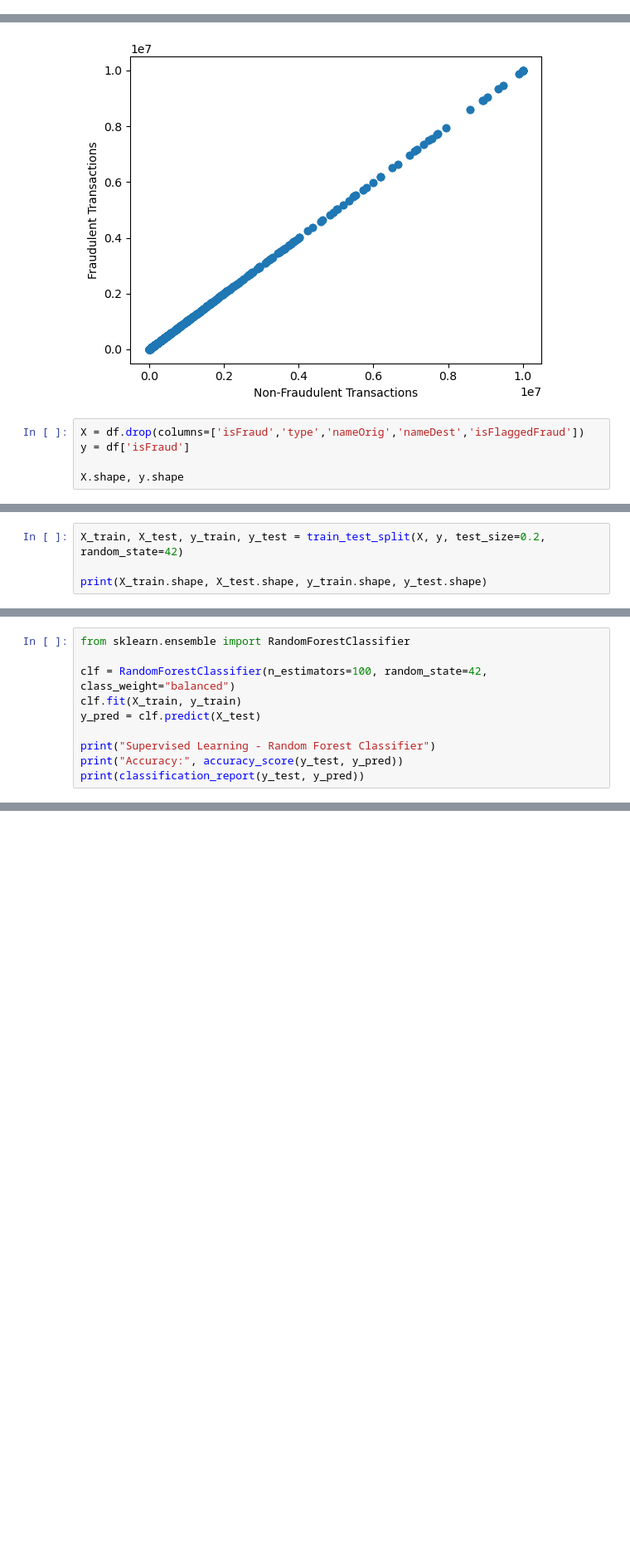
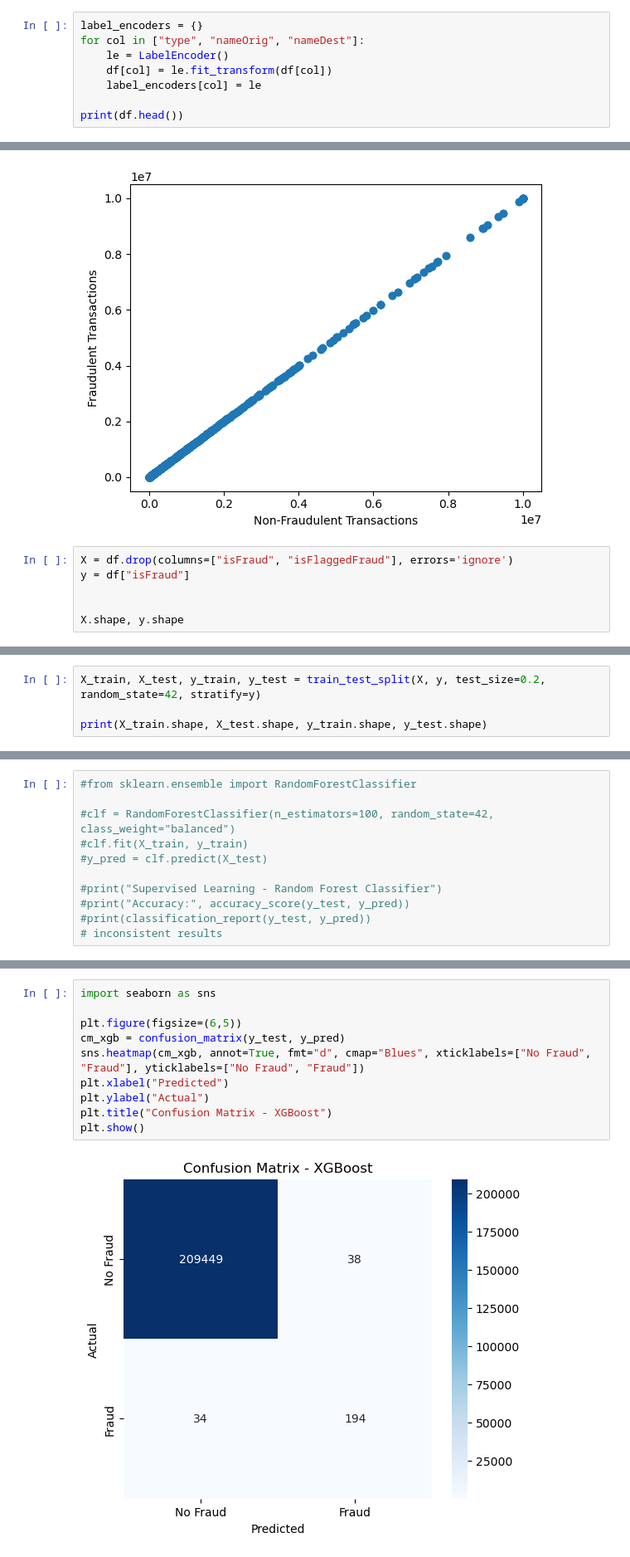
Before and after one commit to shreeafk/Advance_FFD, a Jupyter notebook: Advance_FFD/project code/code/alt.ipynb, the cells around one changed output, grey strips where cells are left out. Shown at 83% size. Drawn from its saved outputs; the diff is of its cells as text; blank space fills up the shorter version.

```diff
--- a/Advance_FFD/project code/code/alt.ipynb
+++ b/Advance_FFD/project code/code/alt.ipynb
@@ -29,3 +30,11 @@ print(df.describe().round(2))
 50%         218260.36        0.00             0.0
 75%        1149807.51        0.00             0.0
 max       42200000.00        1.00             0.0
+# %%
+label_encoders = {}
+for col in ["type", "nameOrig", "nameDest"]:
+    le = LabelEncoder()
+    df[col] = le.fit_transform(df[col])
+    label_encoders[col] = le
+
+print(df.head())
@@ -44,8 +67,9 @@ plt.show()
 # %% [output]
 [figure]
 # %%
-X = df.drop(columns=['isFraud','type','nameOrig','nameDest','isFlaggedFraud'])
-y = df['isFraud']
+X = df.drop(columns=["isFraud", "isFlaggedFraud"], errors='ignore')
+y = df["isFraud"]
+
 
 X.shape, y.shape
 # %% [output]
@@ -53,5 +77,5 @@ X.shape, y.shape
 # %%
-X_train, X_test, y_train, y_test = train_test_split(X, y, test_size=0.2, random_state=42)
+X_train, X_test, y_train, y_test = train_test_split(X, y, test_size=0.2, random_state=42, stratify=y)
 
 print(X_train.shape, X_test.shape, y_train.shape, y_test.shape)
 # %% [output]
@@ -80,11 +104,12 @@ supervised learning
 weighted avg       1.00      1.00      1.00    209715
 # %%
-from sklearn.ensemble import RandomForestClassifier
+#from sklearn.ensemble import RandomForestClassifier
 
-clf = RandomForestClassifier(n_estimators=100, random_state=42, class_weight="balanced")
-clf.fit(X_train, y_train)
-y_pred = clf.predict(X_test)
+#clf = RandomForestClassifier(n_estimators=100, random_state=42, class_weight="balanced")
+#clf.fit(X_train, y_train)
+#y_pred = clf.predict(X_test)
 
-print("Supervised Learning - Random Forest Classifier")
-print("Accuracy:", accuracy_score(y_test, y_pred))
-print(classification_report(y_test, y_pred))
+#print("Supervised Learning - Random Forest Classifier")
+#print("Accuracy:", accuracy_score(y_test, y_pred))
+#print(classification_report(y_test, y_pred))
+# inconsistent results
@@ -101,0 +116,12 @@ weighted avg       1.00      1.00      1.00    209715
+# %%
+import seaborn as sns
+
+plt.figure(figsize=(6,5))
+cm_xgb = confusion_matrix(y_test, y_pred)
+sns.heatmap(cm_xgb, annot=True, fmt="d", cmap="Blues", xticklabels=["No Fraud", "Fraud"], yticklabels=["No Fraud", "Fraud"])
+plt.xlabel("Predicted")
+plt.ylabel("Actual")
+plt.title("Confusion Matrix - XGBoost")
+plt.show()
+# %% [output]
+[figure, added]
```
Also changed, not shown: parts of 10 cells of this notebook, 1 other file.
